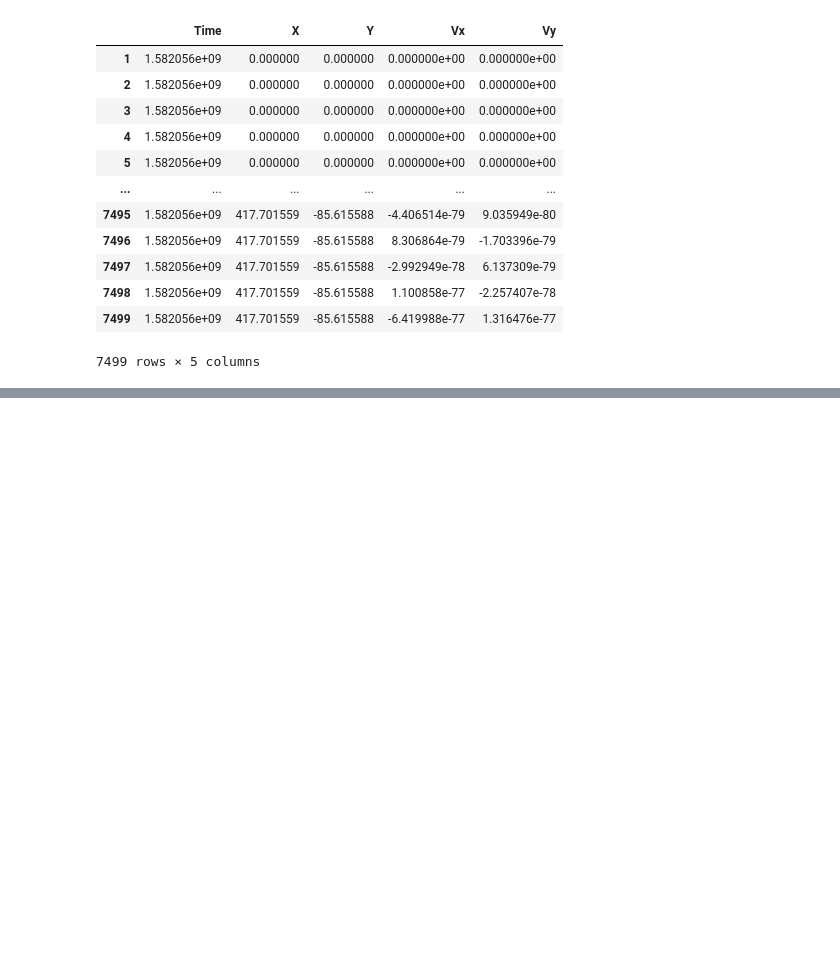
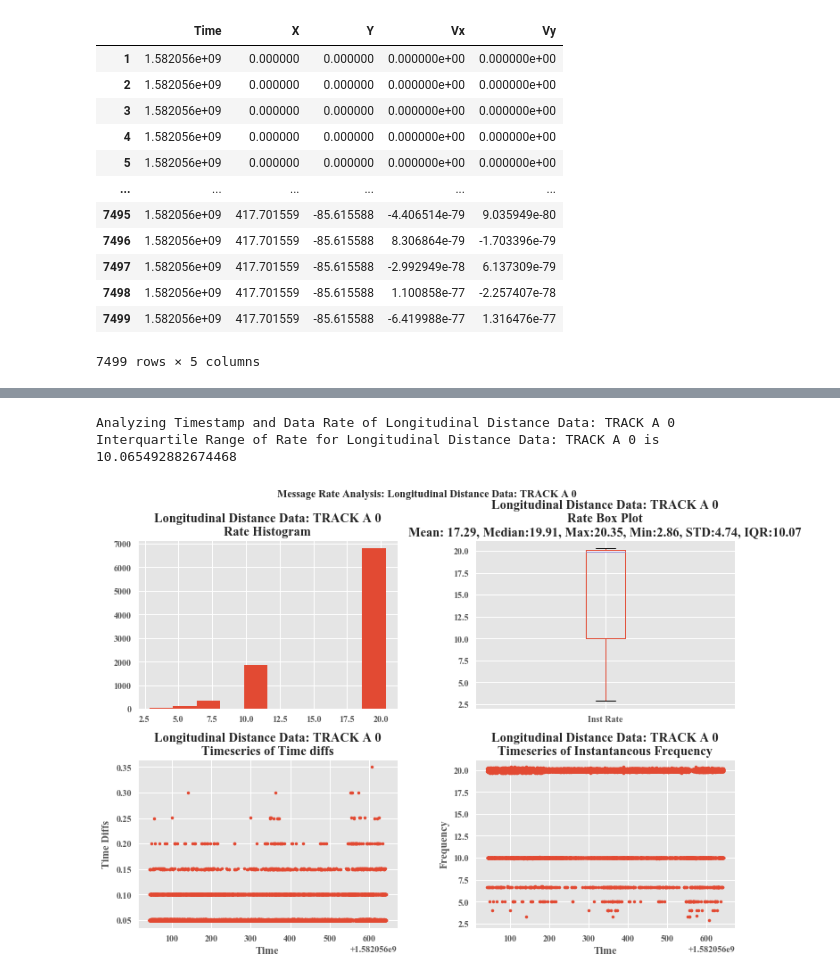
Before and after one commit to jmscslgroup/strym, a Jupyter notebook: notebook/strymread_example.ipynb, the cells around one changed output, grey strips where cells are left out. Cells and saved outputs as stored; diff of their text form; code cells hidden in the pictures; blank space fills up the shorter version.

```diff
--- a/notebook/strymread_example.ipynb
+++ b/notebook/strymread_example.ipynb
@@ -255,0 +145,9 @@ strym.ts_sync
+# %%
+track_id = np.arange(0, 1) # I want to analyze rate for TRACK_A_0 only
+long_dist = r.long_dist(track_id)
+
+strym.ranalyze(long_dist, title='Longitudinal Distance Data: TRACK A 0')
+# %% [output]
+Analyzing Timestamp and Data Rate of Longitudinal Distance Data: TRACK A 0
+Interquartile Range of Rate for Longitudinal Distance Data: TRACK A 0 is 10.065492882674468
+[figure, added]
```
Also changed, not shown: parts of 18 cells of this notebook.
